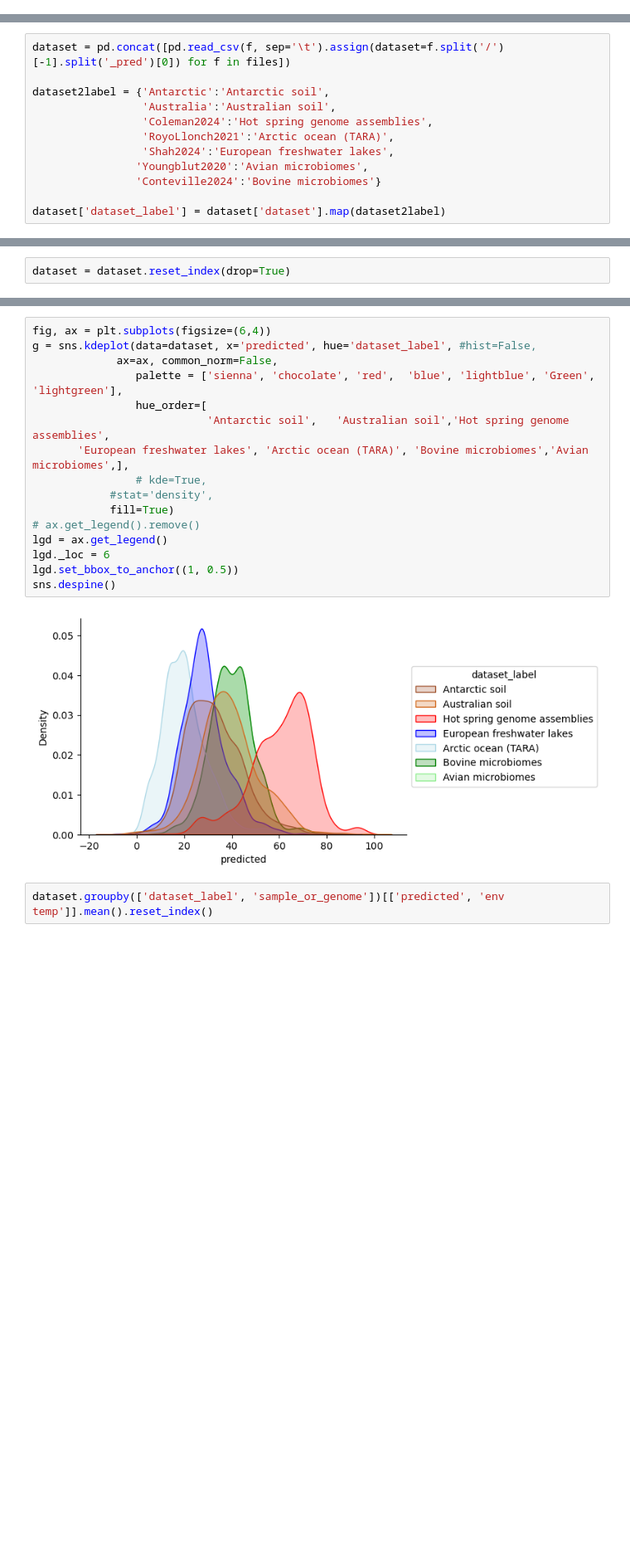
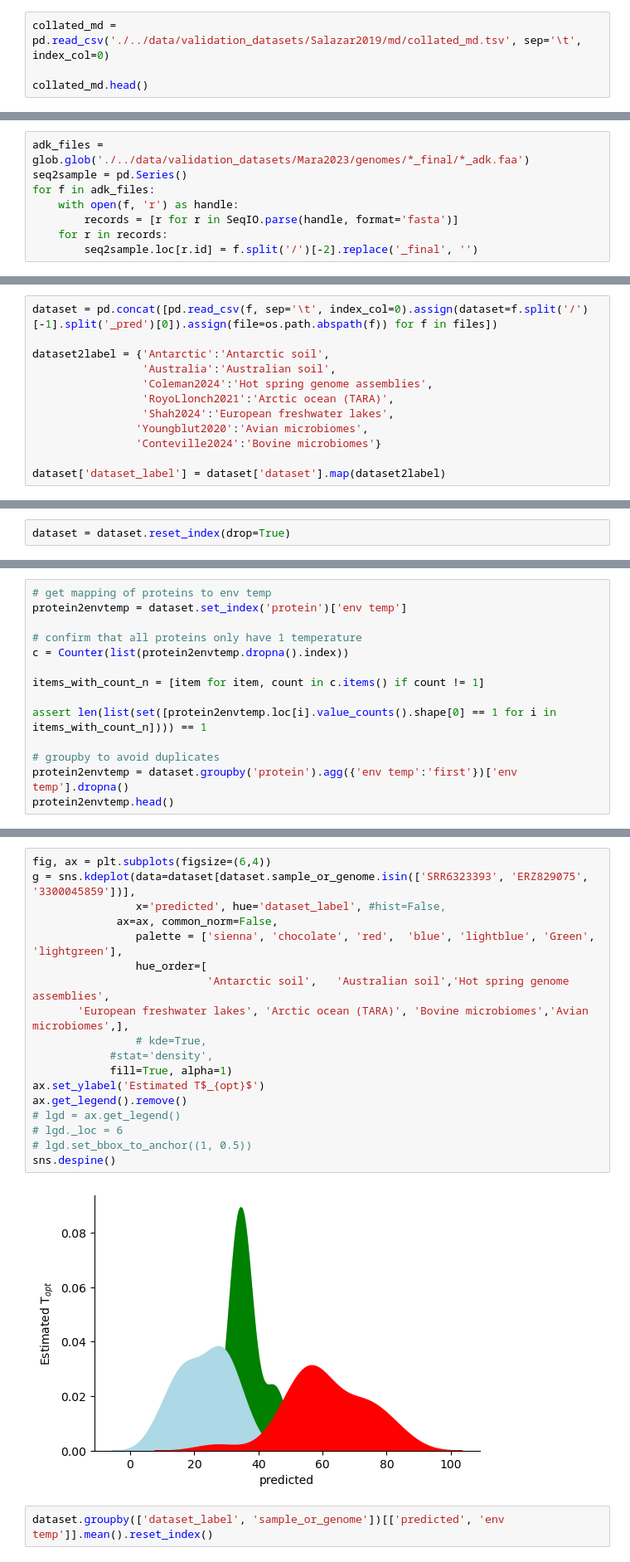
Before and after one commit to realmichaelhoffert/adenylate_kinase_ogt, a Jupyter notebook: notebooks/07_mgnify.ipynb, the cells around one changed output, grey strips where cells are left out. Shown at 83% size. Drawn from its saved outputs; the diff is of its cells as text; blank space fills up the shorter version.

```diff
--- a/notebooks/07_mgnify.ipynb
+++ b/notebooks/07_mgnify.ipynb
@@ -2271,0 +1686,4 @@ plotdf.to_csv('./../data/validation_datasets/Conteville2024/Conteville2024_predi
+# %%
+collated_md = pd.read_csv('./../data/validation_datasets/Salazar2019/md/collated_md.tsv', sep='\t', index_col=0)
+
+collated_md.head()
@@ -2271,0 +1824,8 @@ plotdf.to_csv('./../data/validation_datasets/Conteville2024/Conteville2024_predi
+# %%
+adk_files = glob.glob('./../data/validation_datasets/Mara2023/genomes/*_final/*_adk.faa')
+seq2sample = pd.Series()
+for f in adk_files:
+    with open(f, 'r') as handle:
+        records = [r for r in SeqIO.parse(handle, format='fasta')]
+    for r in records:
+        seq2sample.loc[r.id] = f.split('/')[-2].replace('_final', '')
@@ -2274,7 +1960,7 @@ plotdf.to_csv('./../data/validation_datasets/Conteville2024/Conteville2024_predi
 # %%
 files = glob.glob('./../data/validation_datasets/*/*_predictions.tsv')
 # %%
-dataset = pd.concat([pd.read_csv(f, sep='\t').assign(dataset=f.split('/')[-1].split('_pred')[0]) for f in files])
+dataset = pd.concat([pd.read_csv(f, sep='\t', index_col=0).assign(dataset=f.split('/')[-1].split('_pred')[0]).assign(file=os.path.abspath(f)) for f in files])
 
 dataset2label = {'Antarctic':'Antarctic soil',
                  'Australia':'Australian soil',
@@ -2298,0 +1998,14 @@ dataset = dataset.reset_index(drop=True)
+# %%
+# get mapping of proteins to env temp
+protein2envtemp = dataset.set_index('protein')['env temp']
+
+# confirm that all proteins only have 1 temperature
+c = Counter(list(protein2envtemp.dropna().index))
+
+items_with_count_n = [item for item, count in c.items() if count != 1]
+
+assert len(list(set([protein2envtemp.loc[i].value_counts().shape[0] == 1 for i in items_with_count_n]))) == 1
+
+# groupby to avoid duplicates
+protein2envtemp = dataset.groupby('protein').agg({'env temp':'first'})['env temp'].dropna()
+protein2envtemp.head()
@@ -2299,21 +2107,23 @@ dataset = dataset.reset_index(drop=True)
 # %%
 fig, ax = plt.subplots(figsize=(6,4))
-g = sns.kdeplot(data=dataset, x='predicted', hue='dataset_label', #hist=False,
+g = sns.kdeplot(data=dataset[dataset.sample_or_genome.isin(['SRR6323393', 'ERZ829075', '3300045859'])],
+                x='predicted', hue='dataset_label', #hist=False,
              ax=ax, common_norm=False,
                 palette = ['sienna', 'chocolate', 'red',  'blue', 'lightblue', 'Green', 'lightgreen'],
                 hue_order=[
                            'Antarctic soil',   'Australian soil','Hot spring genome assemblies',
        'European freshwater lakes', 'Arctic ocean (TARA)', 'Bovine microbiomes','Avian microbiomes',],
                 # kde=True,
             #stat='density',
-            fill=True)
-# ax.get_legend().remove()
-lgd = ax.get_legend()
-lgd._loc = 6
-lgd.set_bbox_to_anchor((1, 0.5))
+            fill=True, alpha=1)
+ax.set_ylabel('Estimated T$_{opt}$')
+ax.get_legend().remove()
+# lgd = ax.get_legend()
+# lgd._loc = 6
+# lgd.set_bbox_to_anchor((1, 0.5))
 sns.despine()
 # %% [output]
-[figure, old version]
+[figure, new version]
 # %%
 dataset.groupby(['dataset_label', 'sample_or_genome'])[['predicted', 'env temp']].mean().reset_index()
 # %% [output]
```
Also changed, not shown: parts of 207 cells of this notebook, 12 other files.
